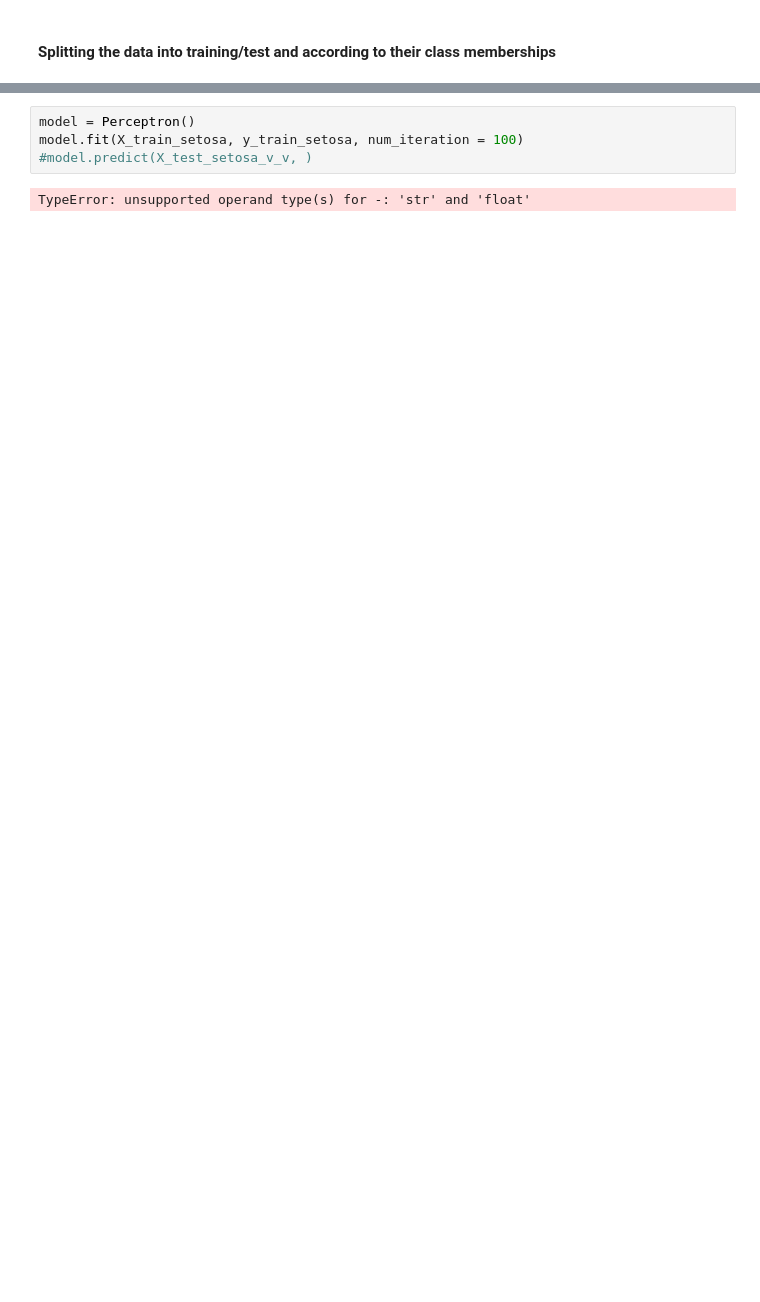
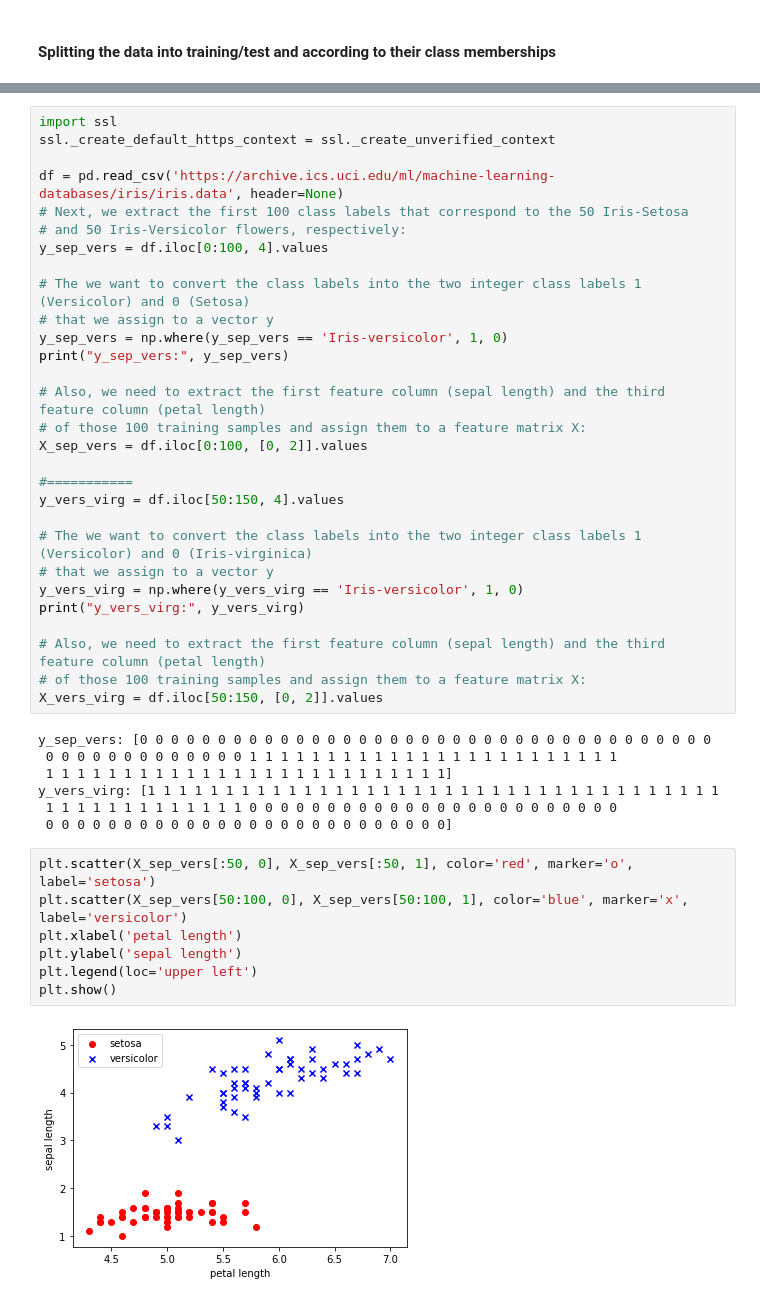
Before and after one commit to oleksa-oleksa/Machine_Learning, a Jupyter notebook: Perceptron.ipynb, the cells around one changed output, grey strips where cells are left out. Cells and saved outputs as stored; diff of their text form; blank space fills up the shorter version.

Commit message:
single perceptron done and seperated Setosa from Versicolour and Virginica

```diff
--- a/Perceptron.ipynb
+++ b/Perceptron.ipynb
@@ -118,9 +102,48 @@ class Perceptron():
         if activation >= 0.0:
             return 1.0
         return 0.0
-# %%
-model = Perceptron()
-model.fit(X_train_setosa, y_train_setosa, num_iteration = 100)
-#model.predict(X_test_setosa_v_v, )
-# %% [output]
-TypeError: unsupported operand type(s) for -: 'str' and 'float'
+# %%
+import ssl
+ssl._create_default_https_context = ssl._create_unverified_context
+
+df = pd.read_csv('https://archive.ics.uci.edu/ml/machine-learning-databases/iris/iris.data', header=None)
+# Next, we extract the first 100 class labels that correspond to the 50 Iris-Setosa
+# and 50 Iris-Versicolor flowers, respectively:
+y_sep_vers = df.iloc[0:100, 4].values
+
+# The we want to convert the class labels into the two integer class labels 1 (Versicolor) and 0 (Setosa)
+# that we assign to a vector y
+y_sep_vers = np.where(y_sep_vers == 'Iris-versicolor', 1, 0)
+print("y_sep_vers:", y_sep_vers)
+
+# Also, we need to extract the first feature column (sepal length) and the third feature column (petal length)
+# of those 100 training samples and assign them to a feature matrix X:
+X_sep_vers = df.iloc[0:100, [0, 2]].values
+
+#===========
+y_vers_virg = df.iloc[50:150, 4].values
+
+# The we want to convert the class labels into the two integer class labels 1 (Versicolor) and 0 (Iris-virginica)
+# that we assign to a vector y
+y_vers_virg = np.where(y_vers_virg == 'Iris-versicolor', 1, 0)
+print("y_vers_virg:", y_vers_virg)
+
+# Also, we need to extract the first feature column (sepal length) and the third feature column (petal length)
+# of those 100 training samples and assign them to a feature matrix X:
+X_vers_virg = df.iloc[50:150, [0, 2]].values
+# %% [output]
+y_sep_vers: [0 0 0 0 0 0 0 0 0 0 0 0 0 0 0 0 0 0 0 0 0 0 0 0 0 0 0 0 0 0 0 0 0 0 0 0 0
+ 0 0 0 0 0 0 0 0 0 0 0 0 0 1 1 1 1 1 1 1 1 1 1 1 1 1 1 1 1 1 1 1 1 1 1 1 1
+ 1 1 1 1 1 1 1 1 1 1 1 1 1 1 1 1 1 1 1 1 1 1 1 1 1 1]
+y_vers_virg: [1 1 1 1 1 1 1 1 1 1 1 1 1 1 1 1 1 1 1 1 1 1 1 1 1 1 1 1 1 1 1 1 1 1 1 1 1
+ 1 1 1 1 1 1 1 1 1 1 1 1 1 0 0 0 0 0 0 0 0 0 0 0 0 0 0 0 0 0 0 0 0 0 0 0 0
+ 0 0 0 0 0 0 0 0 0 0 0 0 0 0 0 0 0 0 0 0 0 0 0 0 0 0]
+# %%
+plt.scatter(X_sep_vers[:50, 0], X_sep_vers[:50, 1], color='red', marker='o', label='setosa')
+plt.scatter(X_sep_vers[50:100, 0], X_sep_vers[50:100, 1], color='blue', marker='x', label='versicolor')
+plt.xlabel('petal length')
+plt.ylabel('sepal length')
+plt.legend(loc='upper left')
+plt.show()
+# %% [output]
+[figure, added]
```
Also changed, not shown: parts of 7 cells of this notebook.
